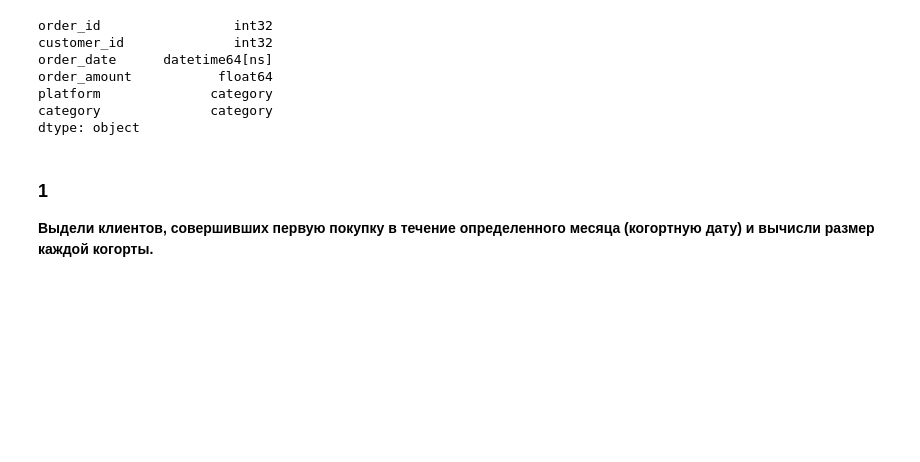
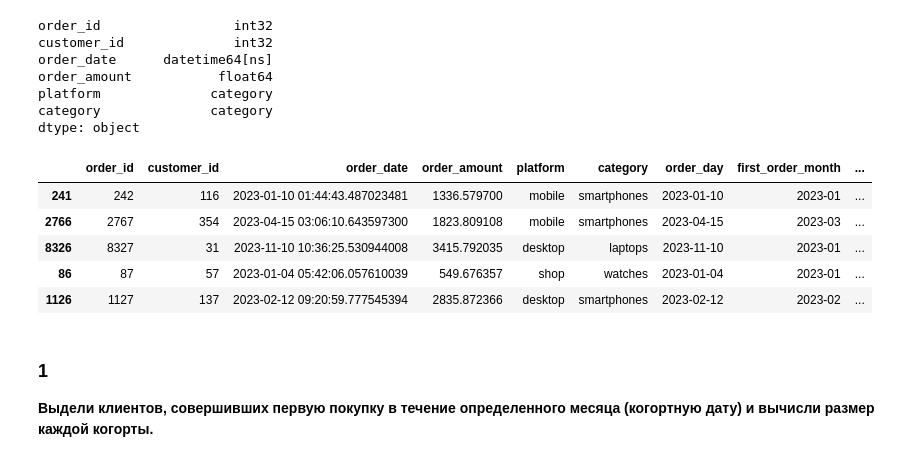
Before and after one commit to gbrs/test_tasks, a Jupyter notebook: karpov_01/pandas.ipynb, the cells around one changed output. Drawn from its saved outputs; the diff is of its cells as text; code cells hidden in the pictures; blank space fills up the shorter version.

```diff
--- a/karpov_01/pandas.ipynb
+++ b/karpov_01/pandas.ipynb
@@ -107,6 +107,15 @@ df['day_from_start'] = df['day_from_start'].astype('int32')
 # %%
 # доход с покупателя в течение первых 10 дней
 df['income_10_days'] = df[df.day_from_start < 10].groupby('customer_id').order_amount.transform(sum)
+# %%
+df.sample(5)
+# %% [output]
+|  | order_id | customer_id | order_date | order_amount | platform | category | order_day | first_order_month | ... |
+| 241 | 242 | 116 | 2023-01-10 01:44:43.487023481 | 1336.579700 | mobile | smartphones | 2023-01-10 | 2023-01 | ... |
+| 2766 | 2767 | 354 | 2023-04-15 03:06:10.643597300 | 1823.809108 | mobile | smartphones | 2023-04-15 | 2023-03 | ... |
+| 8326 | 8327 | 31 | 2023-11-10 10:36:25.530944008 | 3415.792035 | desktop | laptops | 2023-11-10 | 2023-01 | ... |
+| 86 | 87 | 57 | 2023-01-04 05:42:06.057610039 | 549.676357 | shop | watches | 2023-01-04 | 2023-01 | ... |
+| 1126 | 1127 | 137 | 2023-02-12 09:20:59.777545394 | 2835.872366 | desktop | smartphones | 2023-02-12 | 2023-02 | ... |
 # %% [markdown]
 ### 1
 **Выдели клиентов, совершивших первую покупку в течение определенного месяца (когортную дату) и вычисли размер каждой когорты.**
```
Also changed, not shown: parts of 20 cells of this notebook.
